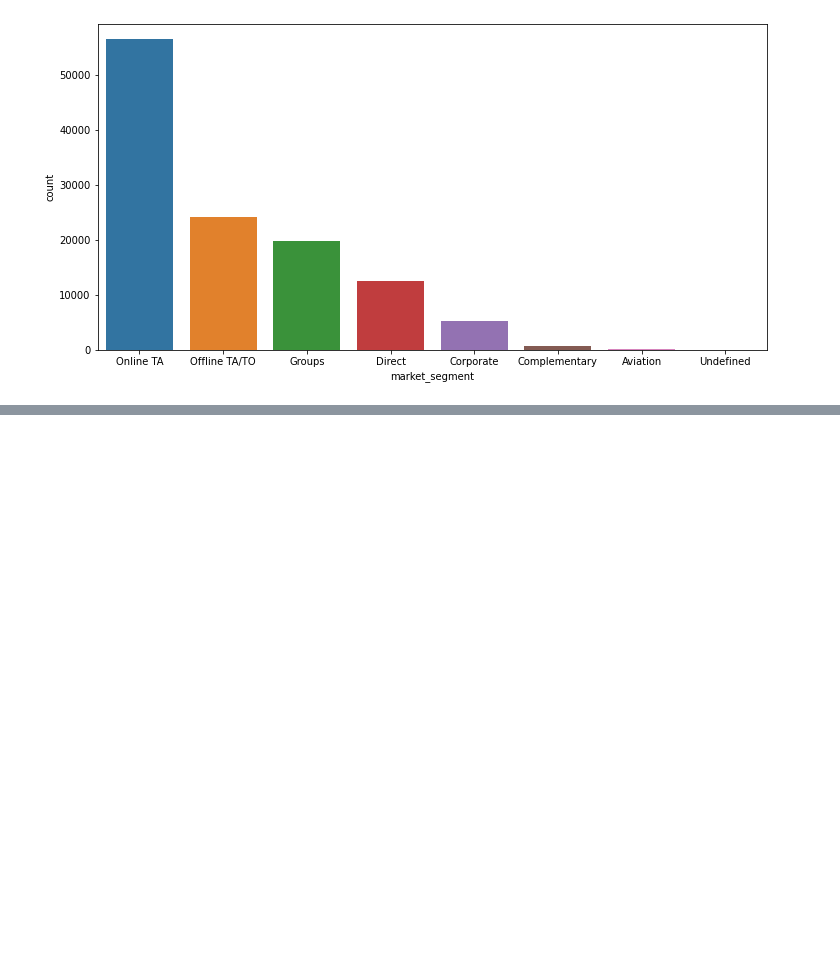
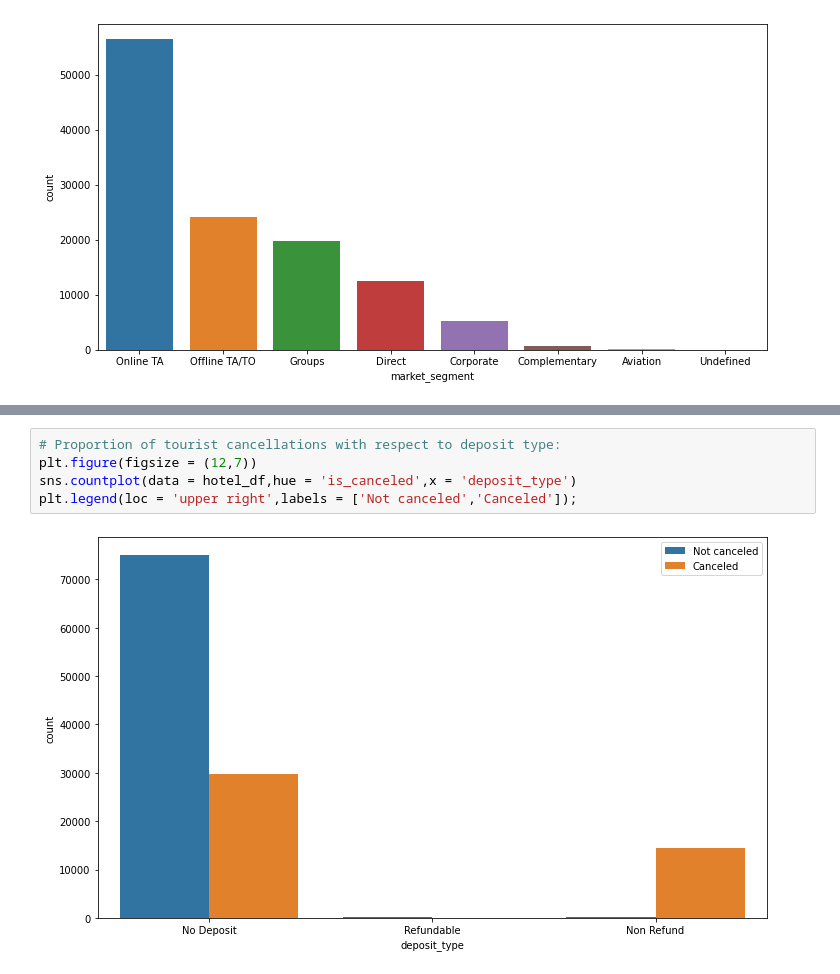
Before and after one commit to manisha-dhanuka/EDA-Project, a Jupyter notebook: Hotel_Booking_Analysis.ipynb, the cells around one changed output, grey strips where cells are left out. Cells and saved outputs as stored; diff of their text form; blank space fills up the shorter version.

Commit message:
Analyzed possible reasons of the cancellations

```diff
--- a/Hotel_Booking_Analysis.ipynb
+++ b/Hotel_Booking_Analysis.ipynb
@@ -358,0 +480,7 @@ sns.countplot(data = hotel_df, x= 'market_segment',order =hotel_df['market_segme
+# %%
+# Proportion of tourist cancellations with respect to deposit type:
+plt.figure(figsize = (12,7))
+sns.countplot(data = hotel_df,hue = 'is_canceled',x = 'deposit_type')
+plt.legend(loc = 'upper right',labels = ['Not canceled','Canceled']);
+# %% [output]
+[figure, added]
```
Also changed, not shown: parts of 17 cells of this notebook.
